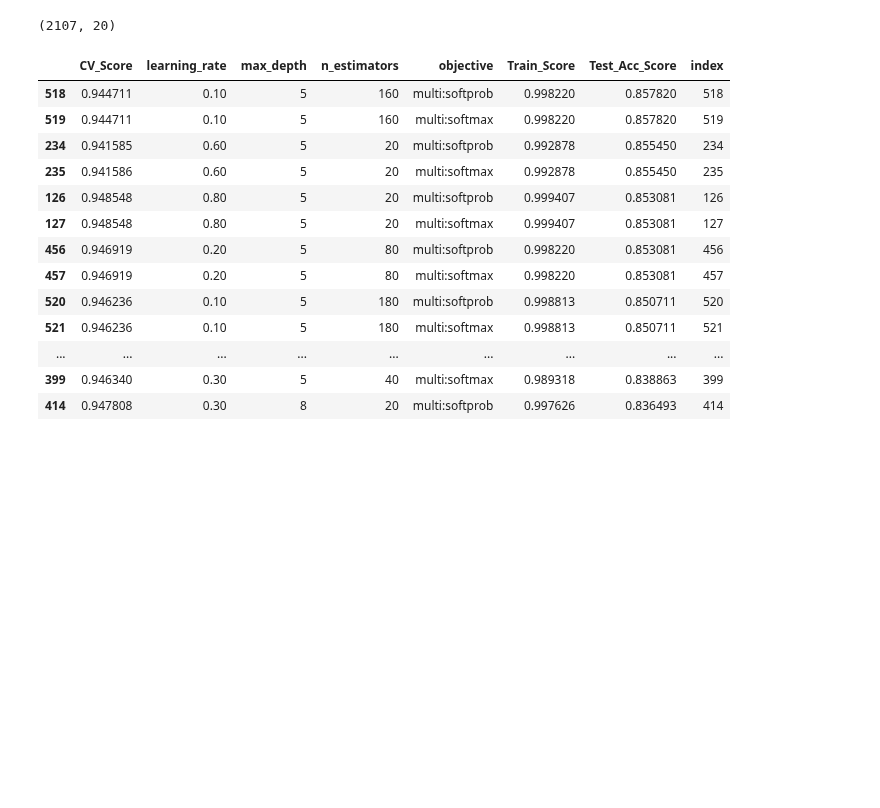
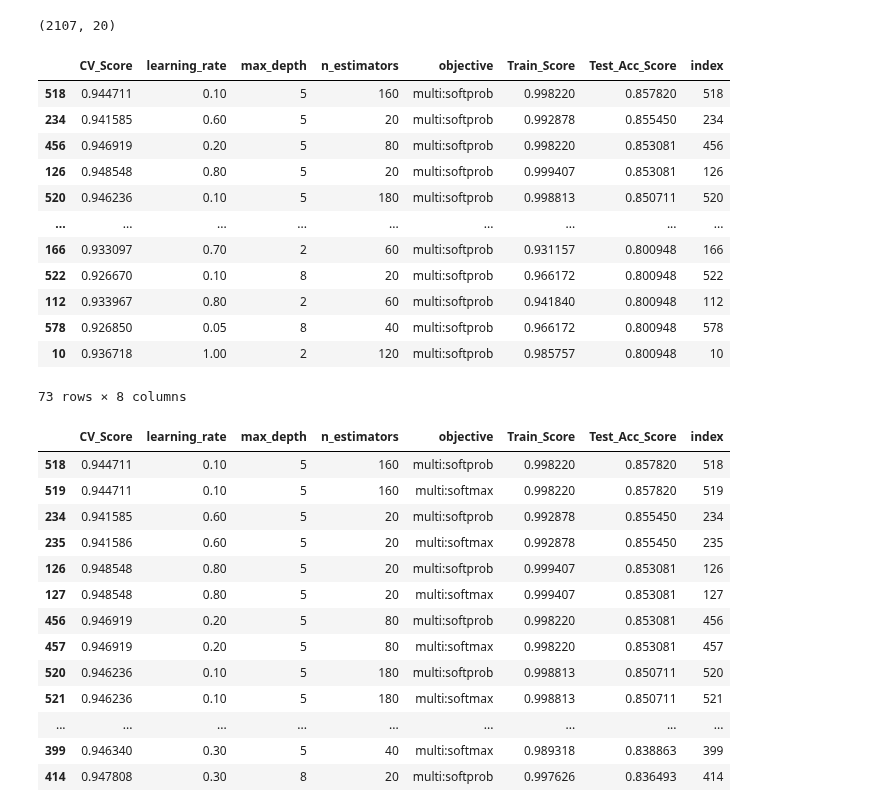
Before and after one commit to shekharbiswas/Obesity, a Jupyter notebook: Visuals.ipynb, the cells around one changed output. Saved outputs shown, nothing was run; the diff lists cells and outputs as text; code cells hidden in the pictures; blank space fills up the shorter version.

```diff
--- a/Visuals.ipynb
+++ b/Visuals.ipynb
@@ -49,3 +49,20 @@ data
 
 fig = px.scatter(data, x='index', y = 'value',  color='variable')
 fig.show()
+# %%
+res = res[res['objective'] == 'multi:softprob']
+res.sort_values(by = 'Test_Acc_Score', ascending= False)
+# %% [output]
+|  | CV_Score | learning_rate | max_depth | n_estimators | objective | Train_Score | Test_Acc_Score | index |
+| 518 | 0.944711 | 0.10 | 5 | 160 | multi:softprob | 0.998220 | 0.857820 | 518 |
+| 234 | 0.941585 | 0.60 | 5 | 20 | multi:softprob | 0.992878 | 0.855450 | 234 |
+| 456 | 0.946919 | 0.20 | 5 | 80 | multi:softprob | 0.998220 | 0.853081 | 456 |
+| 126 | 0.948548 | 0.80 | 5 | 20 | multi:softprob | 0.999407 | 0.853081 | 126 |
+| 520 | 0.946236 | 0.10 | 5 | 180 | multi:softprob | 0.998813 | 0.850711 | 520 |
+| ... | ... | ... | ... | ... | ... | ... | ... | ... |
+| 166 | 0.933097 | 0.70 | 2 | 60 | multi:softprob | 0.931157 | 0.800948 | 166 |
+| 522 | 0.926670 | 0.10 | 8 | 20 | multi:softprob | 0.966172 | 0.800948 | 522 |
+| 112 | 0.933967 | 0.80 | 2 | 60 | multi:softprob | 0.941840 | 0.800948 | 112 |
+| 578 | 0.926850 | 0.05 | 8 | 40 | multi:softprob | 0.966172 | 0.800948 | 578 |
+| 10 | 0.936718 | 1.00 | 2 | 120 | multi:softprob | 0.985757 | 0.800948 | 10 |
+73 rows × 8 columns
```
Also changed, not shown: parts of 2 cells of this notebook.
